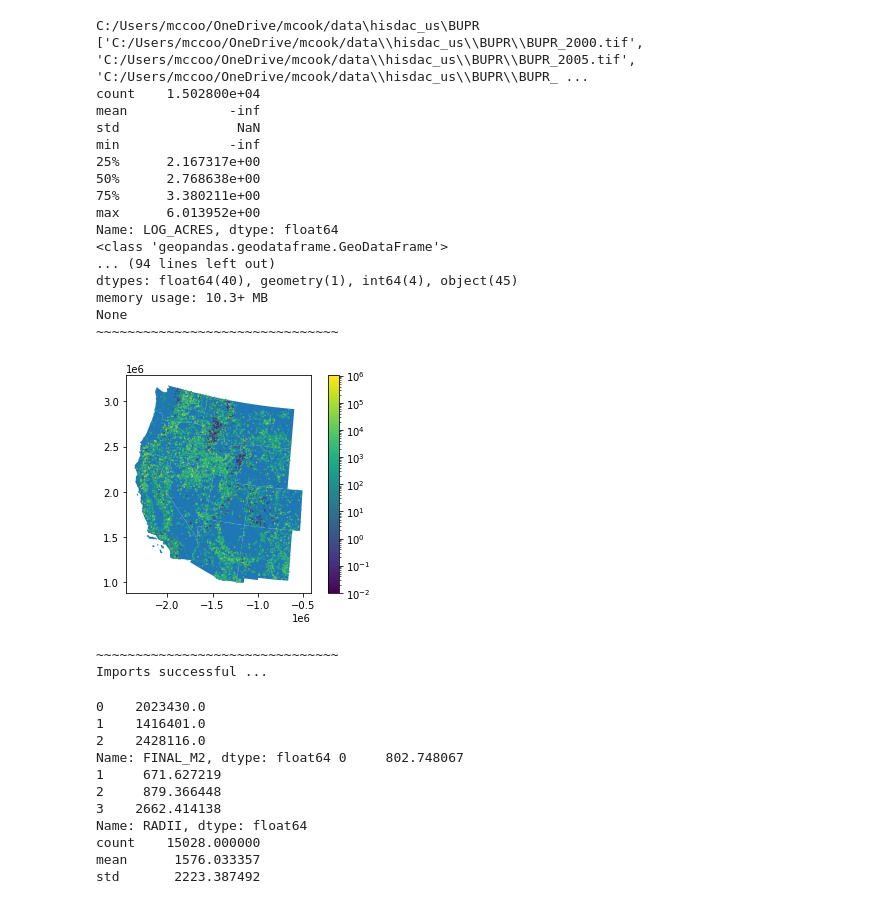
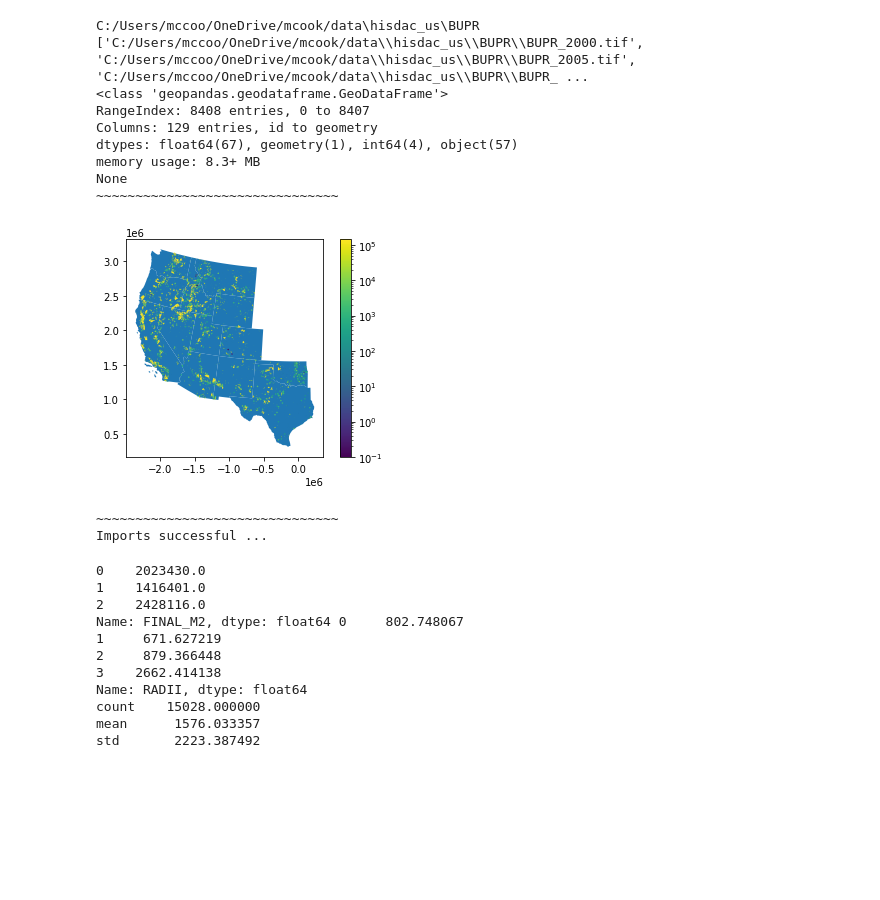
Before and after one commit to natshoff/ics209-plus-fired, a Jupyter notebook: code/Python/hisdac-summary.ipynb, the cells around one changed output. Saved outputs shown, nothing was run; the diff lists cells and outputs as text; code cells hidden in the pictures; blank space fills up the shorter version.

Commit message:
Updates to data, figures, code. HISDAC-US summaries.

```diff
--- a/code/Python/hisdac-summary.ipynb
+++ b/code/Python/hisdac-summary.ipynb
@@ -20,53 +20,41 @@ print(buprdir)
 rasters = glob.glob(buprdir+"/*.tif", recursive=True)
 print(rasters)
 
 # Read in the spatial ICS-209-PLUS
 path = os.path.join(
-    maindir, 'ics209', 'data',
-    'ics209plus_wf_incidents_west_1999to2020.gpkg')
+    maindir, 'ics209-plus-fired', 'data', 'spatial', 'mod',
+    'ics-fired', 'ics-fired_west_plus_2001to2020.gpkg')
 ics = gpd.read_file(path, driver="GPKG")
 print(ics.info())
-
-# remove records with 0 burned acres
-zeros = ics[(ics['FINAL_ACRES']==0)] # save for later
-nz = ics[(ics['FINAL_ACRES']!=0)]
 
 # Read in state boundaries, subset to western states
 path = os.path.join(
     maindir, 'data', 'boundaries', 'political',
-    'TIGER', 'tl_2019_west_state_albers.gpkg')
+    'TIGER', 'tl19_us_states_west_plus.gpkg')
 states = gpd.read_file(path, driver="GPKG")
 
 # Simple map
 print("~~~~~~~~~~~~~~~~~~~~~~~~~~~~~~~")
 f, ax = plt.subplots(1)
 states.plot(ax=ax,aspect=1)
 # ics.plot(ax=ax,column='LOG_ACRES',cmap=None,aspect=1,markersize=0.2)
 ics.plot(
     ax=ax,column="FINAL_ACRES",legend=True, markersize=0.2, aspect=1,
     norm=matplotlib.colors.LogNorm())
 plt.show()
 print("~~~~~~~~~~~~~~~~~~~~~~~~~~~~~~~")
 print("Imports successful ...")
 # %% [output]
 C:/Users/mccoo/OneDrive/mcook/data\hisdac_us\BUPR
 ['C:/Users/mccoo/OneDrive/mcook/data\\hisdac_us\\BUPR\\BUPR_2000.tif', 'C:/Users/mccoo/OneDrive/mcook/data\\hisdac_us\\BUPR\\BUPR_2005.tif', 'C:/Users/mccoo/OneDrive/mcook/data\\hisdac_us\\BUPR\\BUPR_ ...
-count    1.502800e+04
-mean             -inf
-std               NaN
-min              -inf
-25%      2.167317e+00
-50%      2.768638e+00
-75%      3.380211e+00
-max      6.013952e+00
-Name: LOG_ACRES, dtype: float64
 <class 'geopandas.geodataframe.GeoDataFrame'>
-... (94 lines left out)
-dtypes: float64(40), geometry(1), int64(4), object(45)
-memory usage: 10.3+ MB
+RangeIndex: 8408 entries, 0 to 8407
+Columns: 129 entries, id to geometry
+dtypes: float64(67), geometry(1), int64(4), object(57)
+memory usage: 8.3+ MB
 None
 ~~~~~~~~~~~~~~~~~~~~~~~~~~~~~~~
-[figure, old version]
+[figure, new version]
 ~~~~~~~~~~~~~~~~~~~~~~~~~~~~~~~
 Imports successful ...
 # %%
```
Also changed, not shown: 28 other files.
